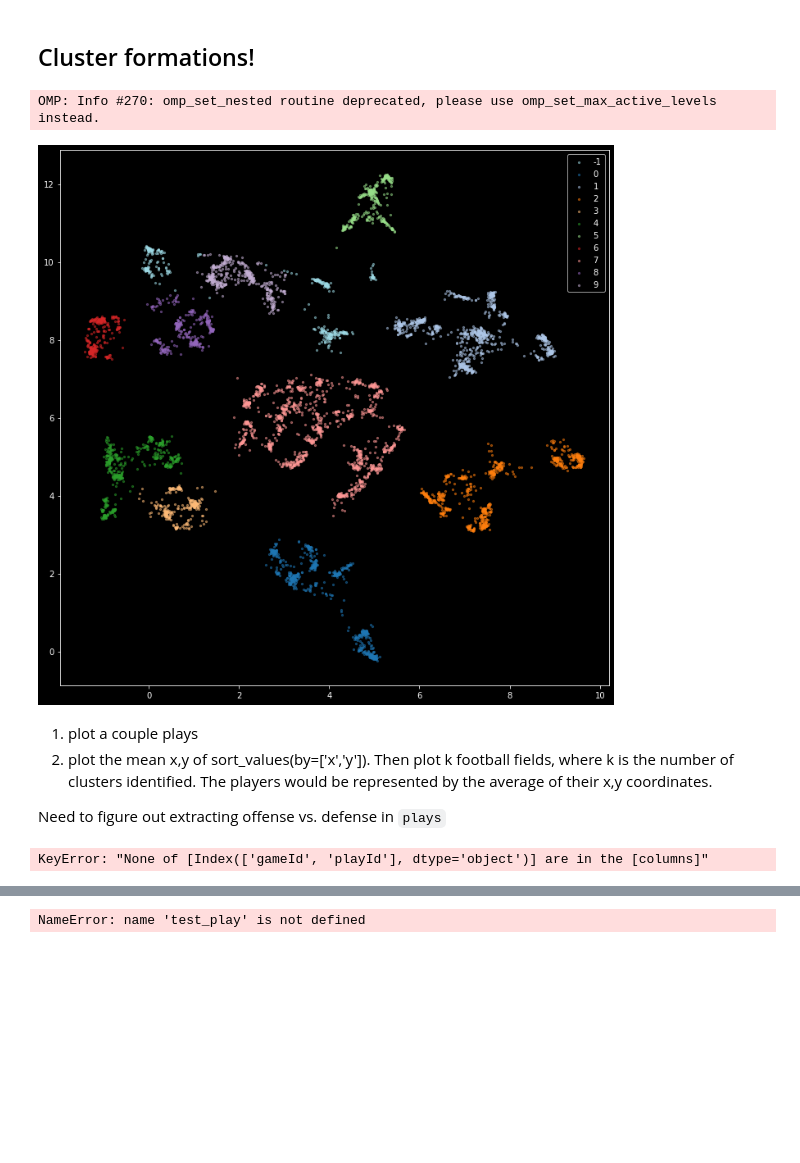
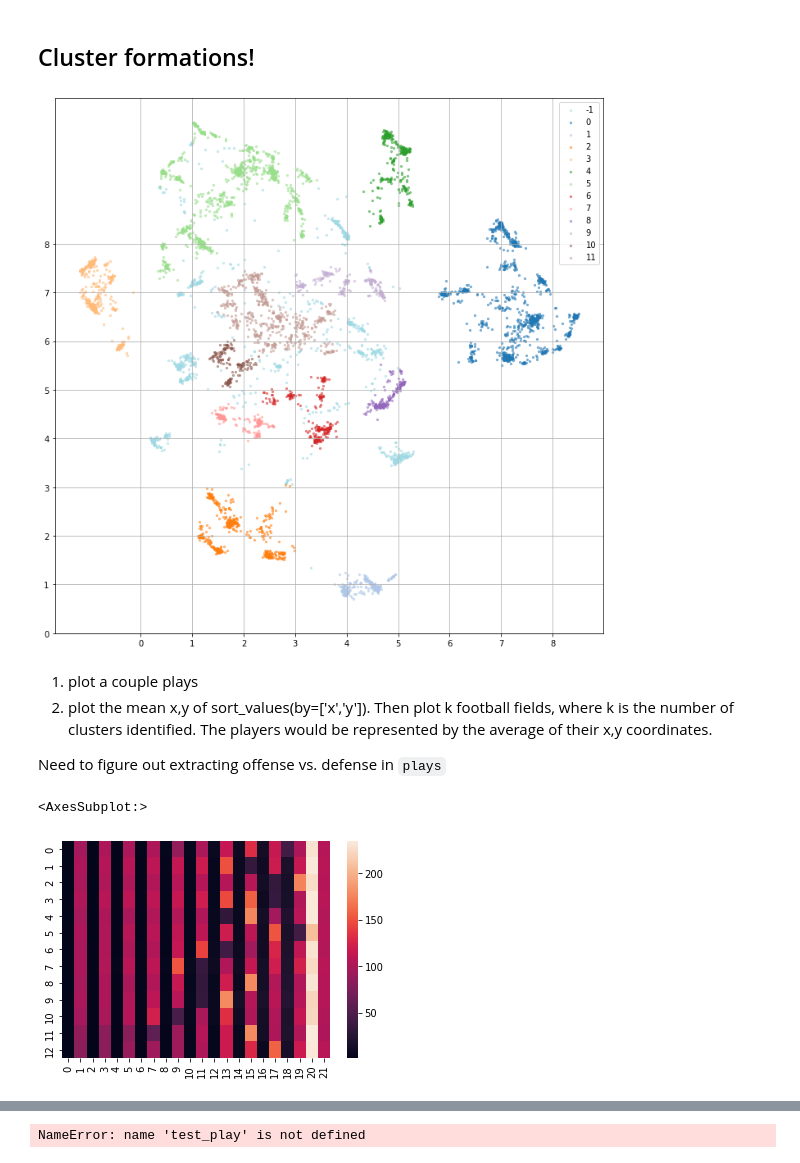
Before and after one commit to arvkevi/big-data-bowl-22, a Jupyter notebook: big_data_bowl_2022_2.ipynb, the cells around one changed output, grey strips where cells are left out. Cells and saved outputs as stored; diff of their text form; code cells hidden in the pictures; blank space fills up the shorter version.

```diff
--- a/big_data_bowl_2022_2.ipynb
+++ b/big_data_bowl_2022_2.ipynb
@@ -163,8 +163,8 @@ print(off_min_x, off_max_x)
 0.0 78.15
 0.0 16.86
 # %%
-x_dim = 100 * 2 # half-yard increments
-y_dim = 53 * 2  # roughly half-yard increments
+x_dim = 100 * 4 # quarter-yard increments
+y_dim = 53 * 4  # roughly quarter-yard increments
 
 defense_x_range = np.linspace(def_min_x, def_max_x, x_dim)
 offense_x_range = np.linspace(off_min_x, off_max_x, x_dim)
@@ -233,5 +242,11 @@ offense_play_arrays = offense_play_arrays.to_frame()
 # %% [markdown]
 ## Cluster formations!
 # %%
-defense_players_df = pd.DataFrame(defense_play_arrays["normalized_player_locations"].tolist(), index=defense_play_arrays.index)
-offense_players_df = pd.DataFrame(offense_play_arrays["normalized_player_locations"].tolist(), index=offense_play_arrays.index)
+defense_players_df = pd.DataFrame(
+    defense_play_arrays["normalized_player_locations"].tolist(),
+    index=defense_play_arrays.index,
+)
+offense_players_df = pd.DataFrame(
+    offense_play_arrays["normalized_player_locations"].tolist(),
+    index=offense_play_arrays.index,
+)
@@ -252,5 +286,0 @@ offense_field_goal = offense_players_df.loc[offense_players_df.index.get_level_v
-# %%
-defense_punt_umap = umap.fit_transform(defense_punt)
-defense_punt_umap = pd.DataFrame(defense_punt_umap, index=defense_punt.index)
-# %% [output]
-OMP: Info #270: omp_set_nested routine deprecated, please use omp_set_max_active_levels instead.
@@ -272,18 +287,45 @@ defense_punt_umap["cluster"] = punt_labels
+# %%
+
+# Only for defensive punts
+n_neighbors = int(defense_punt.shape[0] / 30)
+umap = UMAP(n_neighbors=n_neighbors, min_dist=0, metric="euclidean", n_components=2)
+
+defense_punt_umap = umap.fit_transform(defense_punt)
+defense_punt_umap = pd.DataFrame(defense_punt_umap, index=defense_punt.index)
+defense_punt_umap.columns=["component_1", "component_2"]
+
+defense_punt_umap = defense_punt_umap.merge(
+    plays.set_index(["gameId", "playId", "specialTeamsPlayType"])[
+        ["specialTeamsResult"]
+    ],
+    left_index=True,
+    right_index=True,
+)
+
+punt_labels = hdbscan.HDBSCAN(
+    min_samples=15,
+    min_cluster_size=150,
+).fit_predict(defense_punt_umap[["component_1", "component_2"]])
+
+defense_punt_umap["cluster"] = punt_labels
 # %%
 fig, ax = plt.subplots(figsize=(12, 12))
 # sns.scatterplot(x=0, y=1, hue="cluster", data=defense_punt_umap, cmap="tab20", ax=ax);
 for cluster in sorted(defense_punt_umap.cluster.unique()):
     ax.scatter(
-        defense_punt_umap.loc[defense_punt_umap.cluster == cluster, 0],
-        defense_punt_umap.loc[defense_punt_umap.cluster == cluster, 1],
+        defense_punt_umap.loc[defense_punt_umap.cluster == cluster, "component_1"],
+        defense_punt_umap.loc[defense_punt_umap.cluster == cluster, "component_2"],
         s=5,
         alpha=0.5,
         label=cluster,
         color=sns.color_palette("tab20")[cluster],
     )
+ax.grid();
+ax.set_yticks(range(9));
+ax.set_xticks(range(9));
 ax.legend();
 # %% [output]
-[figure, old version]
+[figure, new version]
 # %% [markdown]
 1. plot a couple plays
 2. plot the mean x,y of sort_values(by=['x','y']). Then plot k football fields, where k is the number of clusters identified. The players would be represented by the average of their x,y coordinates.
@@ -291,10 +333,4 @@ ax.legend();
 Need to figure out extracting offense vs. defense in `plays`
 # %%
 # plot the mean spatially-normed array of each cluster
-# %%
-for cluster in sorted(defense_punt_umap.cluster.unique()):
-    defense_punt_umap.loc[defense_punt_umap["cluster"] == cluster][["gameId", "playId"]]
-    break
-# %% [output]
-KeyError: "None of [Index(['gameId', 'playId'], dtype='object')] are in the [columns]"
 # %%
@@ -338,0 +398,5 @@ def plot_play(gameid, playid, has_possession=True):
+# %%
+sns.heatmap(pd.DataFrame(punt_cluster_means))
+# %% [output]
+<AxesSubplot:>
+[figure, added]
```
Also changed, not shown: parts of 20 cells of this notebook.
